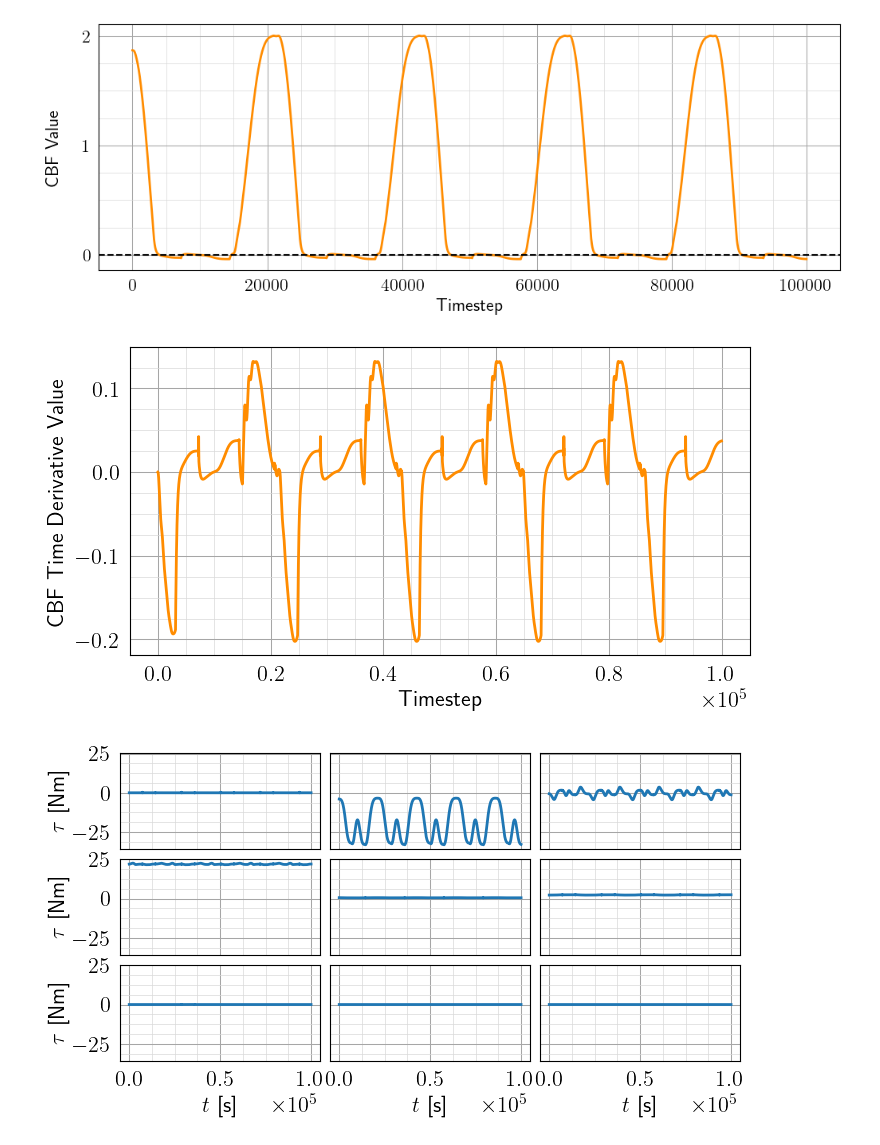
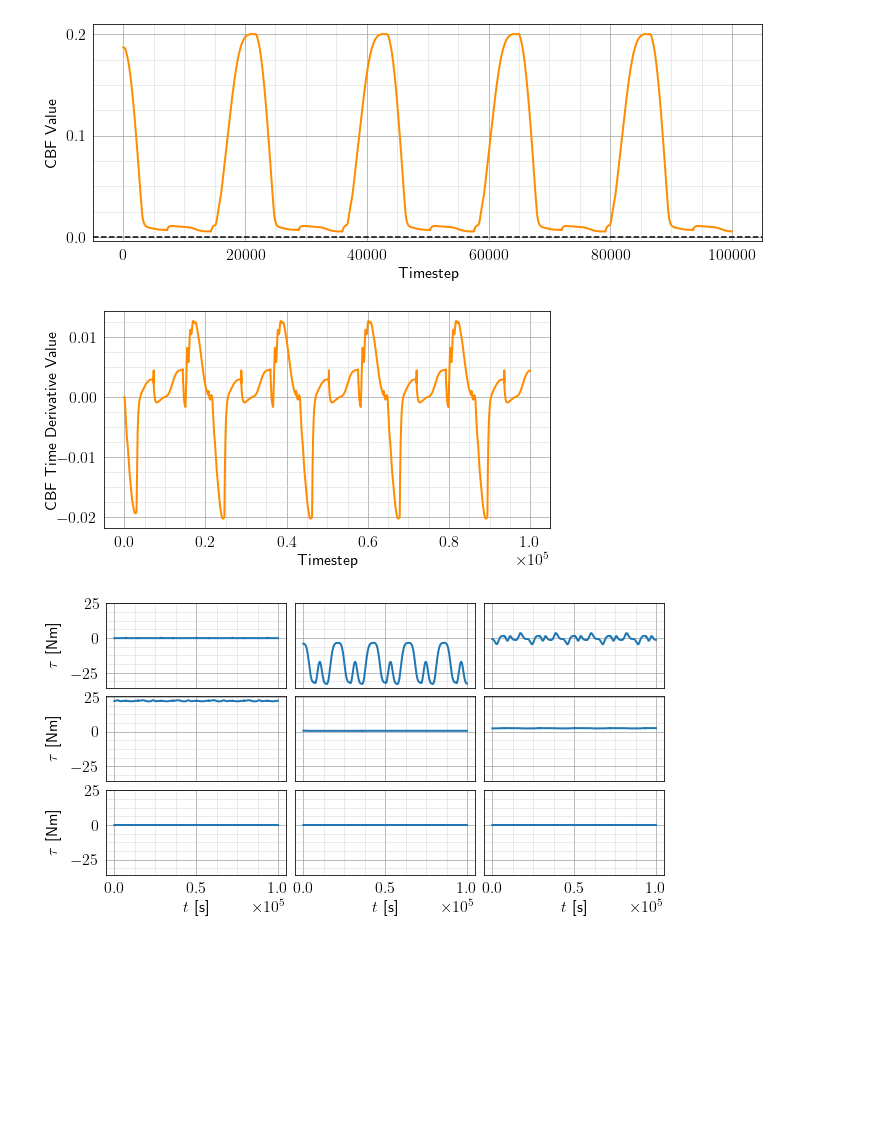
Before and after one commit to BolunDai0216/FR3CBFSim, a Jupyter notebook: notebooks/EndEffectorTrajPlot.ipynb, the cells around one changed output. Drawn from its saved outputs; the diff is of its cells as text; code cells hidden in the pictures; blank space fills up the shorter version.

```diff
--- a/notebooks/EndEffectorTrajPlot.ipynb
+++ b/notebooks/EndEffectorTrajPlot.ipynb
@@ -83,8 +83,8 @@ ax.plot(cbf_arr, color="darkorange", linewidth=2)
 ax.axhline(0.0, color="black", linestyle="dashed", linewidth=1.5)
 ax.xaxis.set_major_locator(MultipleLocator(20000))
 ax.xaxis.set_minor_locator(MultipleLocator(5000))
-ax.yaxis.set_major_locator(MultipleLocator(1.0))
-ax.yaxis.set_minor_locator(MultipleLocator(0.25))
+ax.yaxis.set_major_locator(MultipleLocator(0.1))
+ax.yaxis.set_minor_locator(MultipleLocator(0.025))
 ax.grid(True, "minor", color="0.85", linewidth=0.50, zorder=-20)
 ax.grid(True, "major", color="0.65", linewidth=0.75, zorder=-10)
 ax.tick_params(which="both", bottom=False, left=False)
@@ -95,15 +95,15 @@ ax.yaxis.set_label_coords(-0.05, 0.5)
 
 plt.show()
 # %% [output]
-[figure, old version]
+[figure, new version]
 # %%
 fig, ax = plt.subplots(1, 1, figsize=(8, 4))
 
 ax.plot(dcbf_arr, color="darkorange", linewidth=2)
 ax.xaxis.set_major_locator(MultipleLocator(20000))
 ax.xaxis.set_minor_locator(MultipleLocator(5000))
-ax.yaxis.set_major_locator(MultipleLocator(0.1))
-ax.yaxis.set_minor_locator(MultipleLocator(0.025))
+ax.yaxis.set_major_locator(MultipleLocator(0.01))
+ax.yaxis.set_minor_locator(MultipleLocator(0.0025))
 ax.grid(True, "minor", color="0.85", linewidth=0.50, zorder=-20)
 ax.grid(True, "major", color="0.65", linewidth=0.75, zorder=-10)
 ax.tick_params(which="both", bottom=False, left=False)
@@ -115,34 +115,34 @@ ax.yaxis.set_label_coords(-0.1, 0.5)
 
 plt.show()
 # %% [output]
-[figure, old version]
+[figure, new version]
 # %%
-fig, axs = plt.subplots(3, 3, figsize=(8, 4), sharex=True, sharey=True)
+fig, axs = plt.subplots(3, 3, figsize=(10, 5), sharex=True, sharey=True)
 count = 0
 
 for i in range(3):
     for j in range(3):
         axs[i, j].plot(controls_arr[:, count], linewidth=2)
         axs[i, j].xaxis.set_major_locator(MultipleLocator(50000))
         axs[i, j].xaxis.set_minor_locator(MultipleLocator(12500))
         axs[i, j].yaxis.set_major_locator(MultipleLocator(25))
         axs[i, j].yaxis.set_minor_locator(MultipleLocator(25/4))
         axs[i, j].grid(True, "minor", color="0.85", linewidth=0.50, zorder=-20)
         axs[i, j].grid(True, "major", color="0.65", linewidth=0.75, zorder=-10)
         axs[i, j].tick_params(which="both", bottom=False, left=False)
         count += 1
 
         if i == 2:
             axs[i, j].ticklabel_format(axis='x', style='sci', scilimits=(0,0))
             axs[i, j].set_xlabel(r"$t$ [s]")
 
         if j == 0:
             axs[i, j].set_ylabel(r"$\tau$ [Nm]")
             axs[i, j].yaxis.set_label_coords(-0.25, 0.5)
 
 plt.subplots_adjust(wspace=0.05, hspace=0.1)
 # %% [output]
-[figure, old version]
+[figure, new version]
 # %%
 with open('../data/y_limit.pickle', 'rb') as handle:
     history = pickle.load(handle)
```
Also changed, not shown: parts of 3 cells of this notebook, 7 other files.
